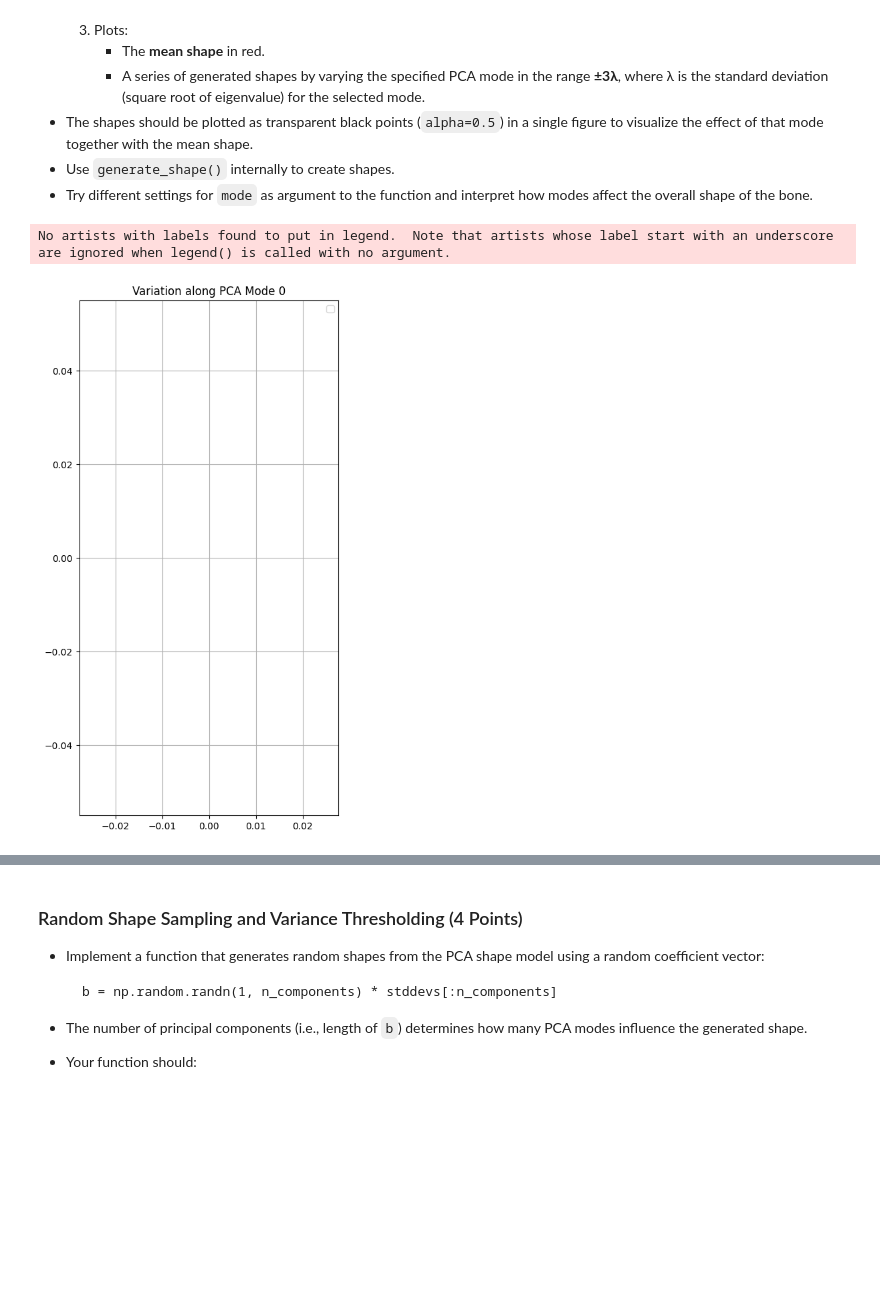
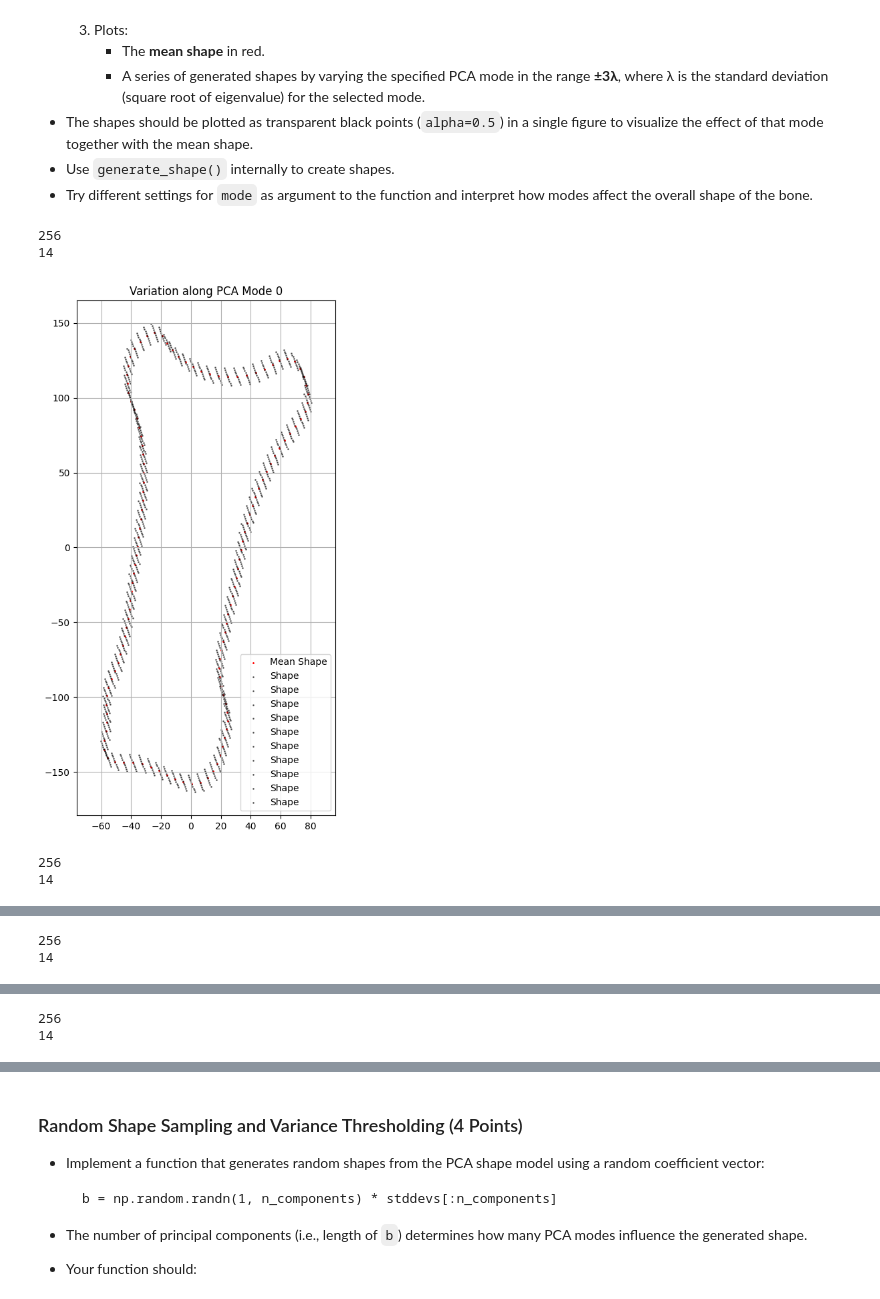
Before and after one commit to oliviaw01/MedBV03, a Jupyter notebook: notebook.ipynb, the cells around one changed output, grey strips where cells are left out. Drawn from its saved outputs; the diff is of its cells as text; code cells hidden in the pictures; blank space fills up the shorter version.

```diff
--- a/notebook.ipynb
+++ b/notebook.ipynb
@@ -564,32 +565,44 @@ plt.show()
 # %%
 def visualize_shape_mode(bones, mode=0, num_samples=10):
     """
     Visualize variation along a specific PCA mode using shape data.
 
     Parameters:
         bones (np.ndarray): 3D shape array of shape (nPoints, nDimensions, nShapes)
         mode (int): Index of the PCA mode to vary
         num_samples (int): Number of samples to generate in [-3λ, 3λ] range
     """
     # TODO: Reshape bones to 2D matrix for PCA
+    bonesReshaped = bones.reshape(nShapes, nPoints * nDimensions).T
 
     # TODO: Apply PCA
-    _, eigVec, _ , _ = pca(bones,2)
-
+    mean_, eigVec, eigVal, mean_shape2 = pca(bonesReshaped,2)
 
     # TODO: Prepare plot and plot mean shape and use generate_shape and plot new shape
     plt.figure(figsize=(5, 10))
+    plt.scatter(mean_shape[:,0], mean_shape[:,1],label='Mean Shape',color='red', s=1)
 
     # TODO: Vary the selected mode in ±3λ
-
+    l = np.sqrt(eigVal)
+    for i in np.linspace(-3,3,num_samples):
+        new_shape = generate_shape(i*l*eigVec[mode], mean_shape, eigVec)
+        plt.scatter(new_shape[:,0], new_shape[:,1],color='black',label= 'Shape',alpha=0.5, s=1)
 
     plt.axis('equal')
     plt.title(f"Variation along PCA Mode {mode}")
     plt.legend()
     plt.grid(True)
     plt.show()
 
 visualize_shape_mode(bones, mode=0, num_samples=10)
+visualize_shape_mode(bones, mode=1, num_samples=10)
+visualize_shape_mode(bones, mode=2, num_samples=10)
+visualize_shape_mode(bones, mode=3, num_samples=10)
+
+#visualize_shape_mode(bones, mode=200, num_samples=10)
 # %% [output]
-No artists with labels found to put in legend.  Note that artists whose label start with an underscore are ignored when legend() is called with no argument.
+256
+14
-[figure, old version]
+[figure, new version]
+256
+14
@@ -595,0 +610,2 @@ No artists with labels found to put in legend.  Note that artists whose label st
+256
+14
@@ -595,0 +613,2 @@ No artists with labels found to put in legend.  Note that artists whose label st
+256
+14
```
Also changed, not shown: parts of 2 cells of this notebook.
